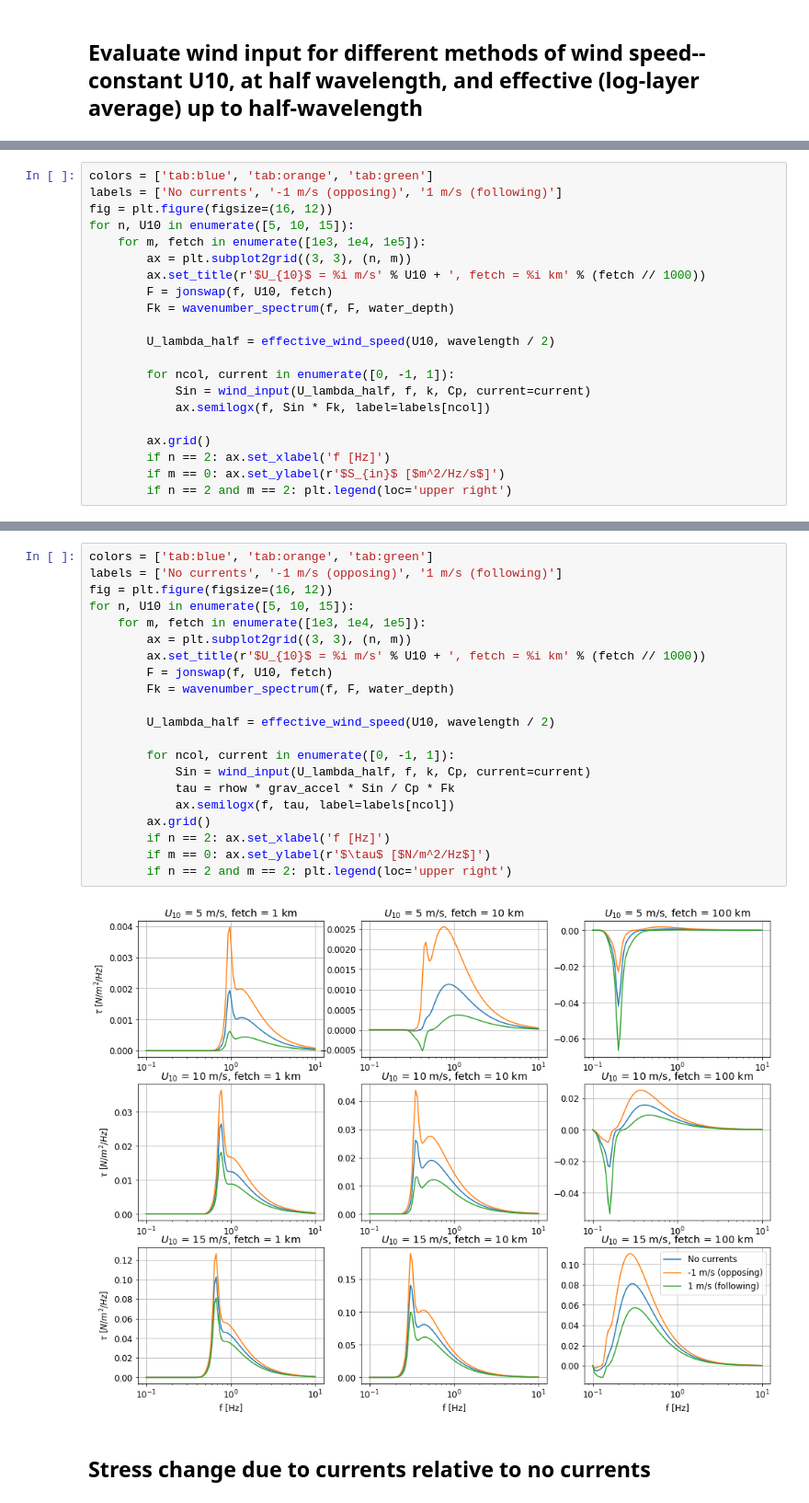
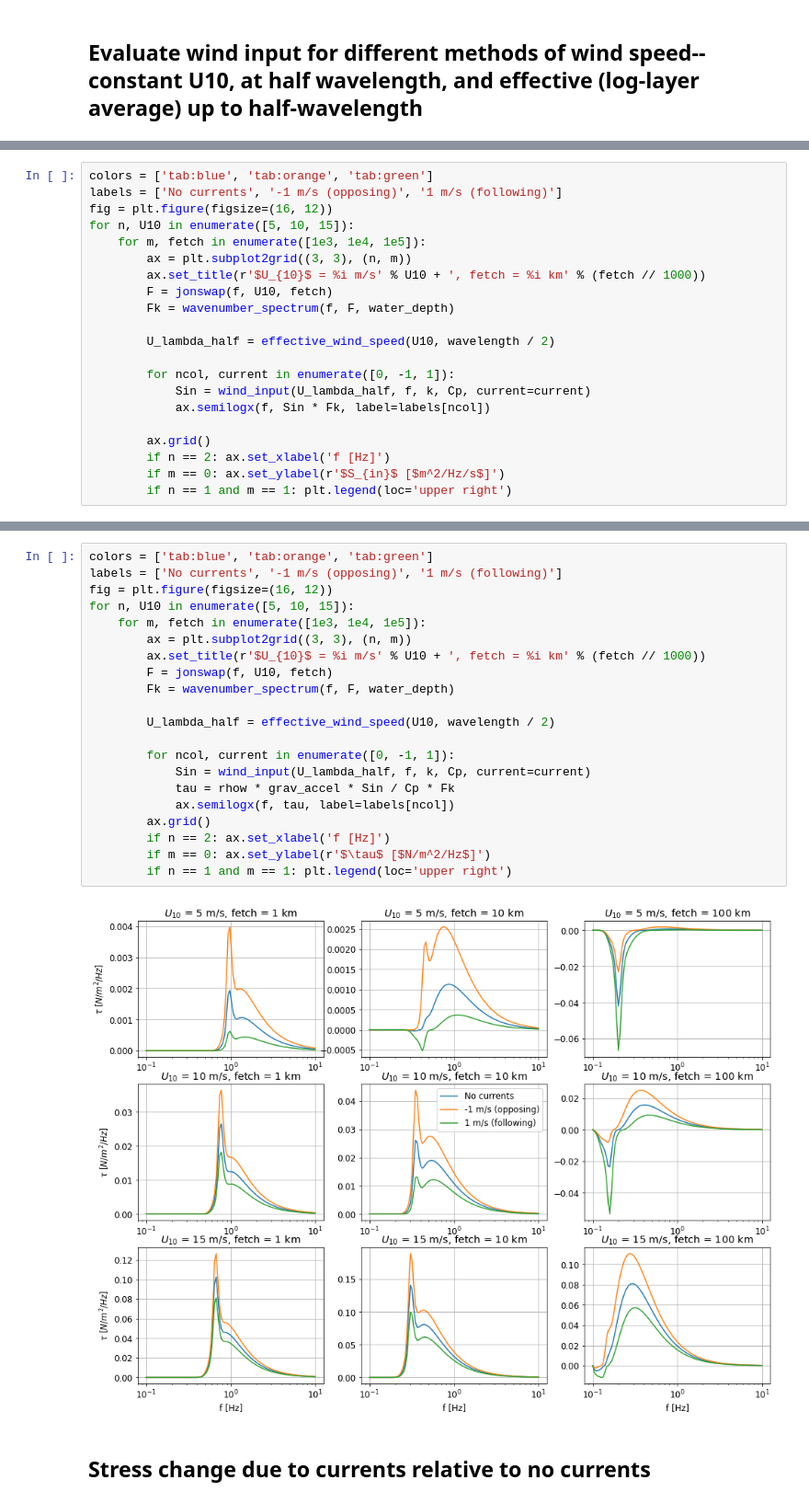
Before and after one commit to sustain-lab/stress-current-interactions, a Jupyter notebook: jonswap.ipynb, the cells around one changed output, grey strips where cells are left out. Shown at 92% size. Drawn from its saved outputs; the diff is of its cells as text.

```diff
--- a/jonswap.ipynb
+++ b/jonswap.ipynb
@@ -193,5 +192,5 @@ for n, U10 in enumerate([5, 10, 15]):
         ax.grid()
         if n == 2: ax.set_xlabel('f [Hz]')
         if m == 0: ax.set_ylabel(r'$S_{in}$ [$m^2/Hz/s$]')
-        if n == 2 and m == 2: plt.legend(loc='upper right')
+        if n == 1 and m == 1: plt.legend(loc='upper right')
 # %% [output]
@@ -207,26 +208,26 @@ $$
 # %%
 colors = ['tab:blue', 'tab:orange', 'tab:green']
 labels = ['No currents', '-1 m/s (opposing)', '1 m/s (following)']
 fig = plt.figure(figsize=(16, 12))
 for n, U10 in enumerate([5, 10, 15]):
     for m, fetch in enumerate([1e3, 1e4, 1e5]):
         ax = plt.subplot2grid((3, 3), (n, m))
         ax.set_title(r'$U_{10}$ = %i m/s' % U10 + ', fetch = %i km' % (fetch // 1000))
         F = jonswap(f, U10, fetch)
         Fk = wavenumber_spectrum(f, F, water_depth)
 
         U_lambda_half = effective_wind_speed(U10, wavelength / 2)
 
         for ncol, current in enumerate([0, -1, 1]):
             Sin = wind_input(U_lambda_half, f, k, Cp, current=current)
             tau = rhow * grav_accel * Sin / Cp * Fk
             ax.semilogx(f, tau, label=labels[ncol])
         ax.grid()
         if n == 2: ax.set_xlabel('f [Hz]')
         if m == 0: ax.set_ylabel(r'$\tau$ [$N/m^2/Hz$]')
-        if n == 2 and m == 2: plt.legend(loc='upper right')
+        if n == 1 and m == 1: plt.legend(loc='upper right')
 # %% [output]
-[figure, old version]
+[figure, new version]
 # %% [markdown]
 ## Stress change due to currents relative to no currents
 # %%
```
Also changed, not shown: parts of 5 cells of this notebook.
